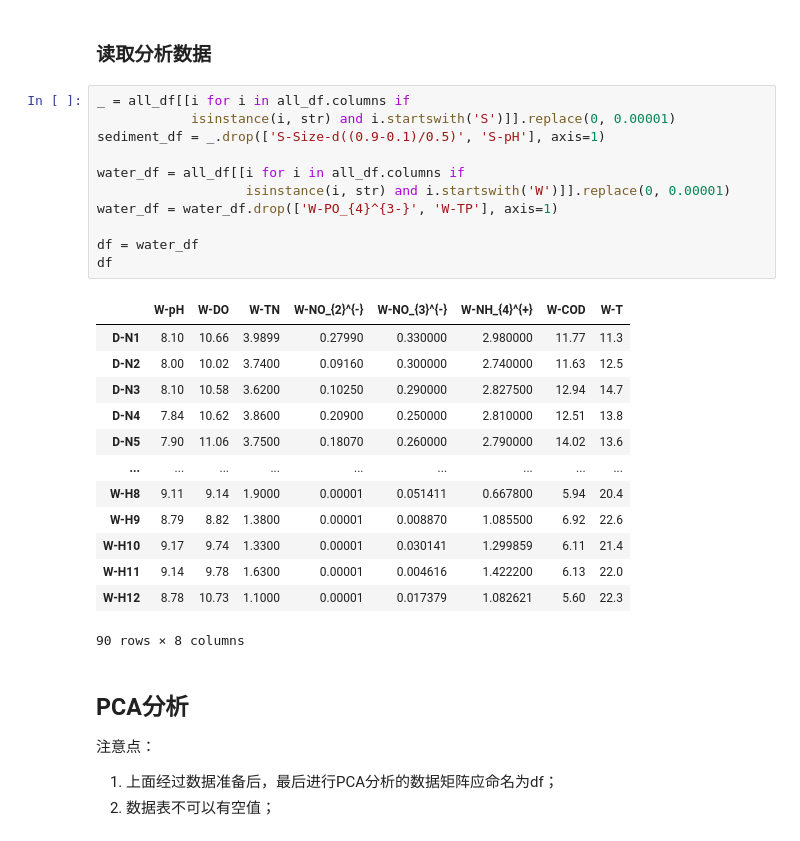
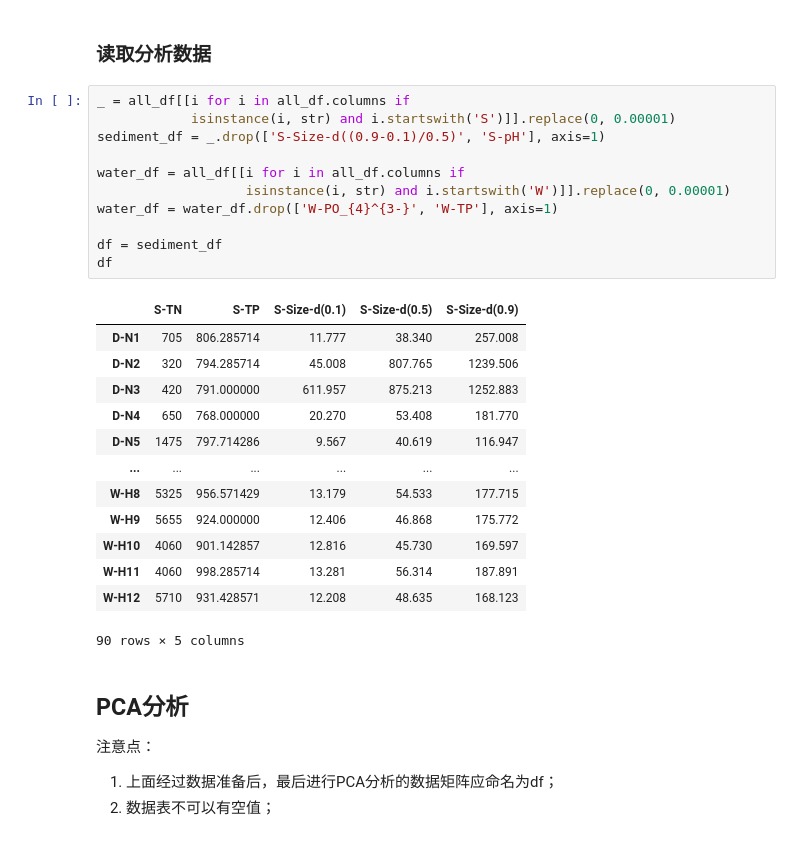
Before and after one commit to Man-Yacan/Thesis-For-Master, a Jupyter notebook: 主成分分析.ipynb, the cells around one changed output. Cells and saved outputs as stored; diff of their text form.

```diff
--- a/主成分分析.ipynb
+++ b/主成分分析.ipynb
@@ -28,28 +28,28 @@ from ResearchMain import *
 # %%
 _ = all_df[[i for i in all_df.columns if
             isinstance(i, str) and i.startswith('S')]].replace(0, 0.00001)
 sediment_df = _.drop(['S-Size-d((0.9-0.1)/0.5)', 'S-pH'], axis=1)
 
 water_df = all_df[[i for i in all_df.columns if
                    isinstance(i, str) and i.startswith('W')]].replace(0, 0.00001)
 water_df = water_df.drop(['W-PO_{4}^{3-}', 'W-TP'], axis=1)
 
-df = water_df
+df = sediment_df
 df
 # %% [output]
-|  | W-pH | W-DO | W-TN | W-NO_{2}^{-} | W-NO_{3}^{-} | W-NH_{4}^{+} | W-COD | W-T |
-| D-N1 | 8.10 | 10.66 | 3.9899 | 0.27990 | 0.330000 | 2.980000 | 11.77 | 11.3 |
-| D-N2 | 8.00 | 10.02 | 3.7400 | 0.09160 | 0.300000 | 2.740000 | 11.63 | 12.5 |
-| D-N3 | 8.10 | 10.58 | 3.6200 | 0.10250 | 0.290000 | 2.827500 | 12.94 | 14.7 |
-| D-N4 | 7.84 | 10.62 | 3.8600 | 0.20900 | 0.250000 | 2.810000 | 12.51 | 13.8 |
-| D-N5 | 7.90 | 11.06 | 3.7500 | 0.18070 | 0.260000 | 2.790000 | 14.02 | 13.6 |
-| ... | ... | ... | ... | ... | ... | ... | ... | ... |
-| W-H8 | 9.11 | 9.14 | 1.9000 | 0.00001 | 0.051411 | 0.667800 | 5.94 | 20.4 |
-| W-H9 | 8.79 | 8.82 | 1.3800 | 0.00001 | 0.008870 | 1.085500 | 6.92 | 22.6 |
-| W-H10 | 9.17 | 9.74 | 1.3300 | 0.00001 | 0.030141 | 1.299859 | 6.11 | 21.4 |
-| W-H11 | 9.14 | 9.78 | 1.6300 | 0.00001 | 0.004616 | 1.422200 | 6.13 | 22.0 |
-| W-H12 | 8.78 | 10.73 | 1.1000 | 0.00001 | 0.017379 | 1.082621 | 5.60 | 22.3 |
+|  | S-TN | S-TP | S-Size-d(0.1) | S-Size-d(0.5) | S-Size-d(0.9) |
+| D-N1 | 705 | 806.285714 | 11.777 | 38.340 | 257.008 |
+| D-N2 | 320 | 794.285714 | 45.008 | 807.765 | 1239.506 |
+| D-N3 | 420 | 791.000000 | 611.957 | 875.213 | 1252.883 |
+| D-N4 | 650 | 768.000000 | 20.270 | 53.408 | 181.770 |
+| D-N5 | 1475 | 797.714286 | 9.567 | 40.619 | 116.947 |
+| ... | ... | ... | ... | ... | ... |
+| W-H8 | 5325 | 956.571429 | 13.179 | 54.533 | 177.715 |
+| W-H9 | 5655 | 924.000000 | 12.406 | 46.868 | 175.772 |
+| W-H10 | 4060 | 901.142857 | 12.816 | 45.730 | 169.597 |
+| W-H11 | 4060 | 998.285714 | 13.281 | 56.314 | 187.891 |
+| W-H12 | 5710 | 931.428571 | 12.208 | 48.635 | 168.123 |
-90 rows × 8 columns
+90 rows × 5 columns
 # %% [markdown]
 ## PCA分析
 
```
Also changed, not shown: parts of 17 cells of this notebook, 19 other files.
